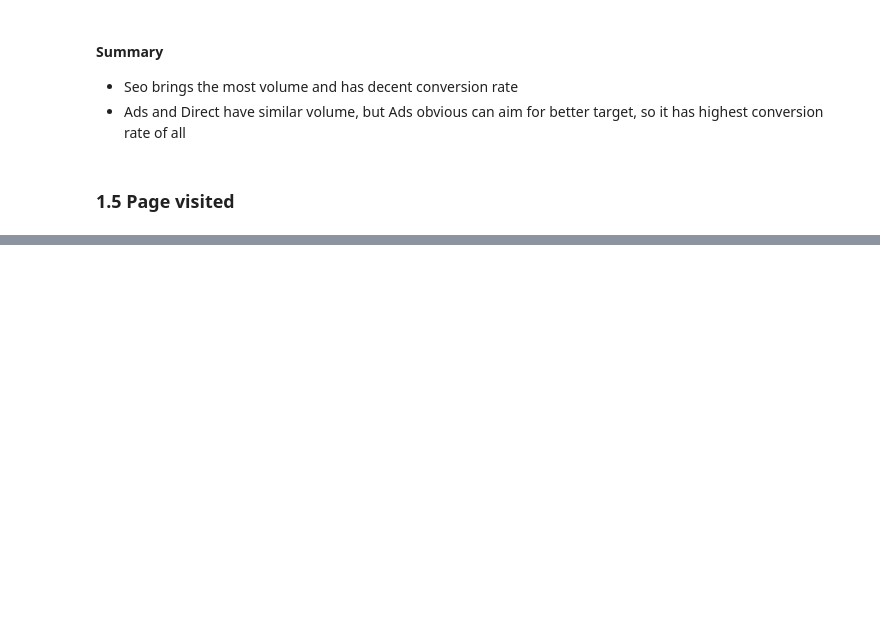
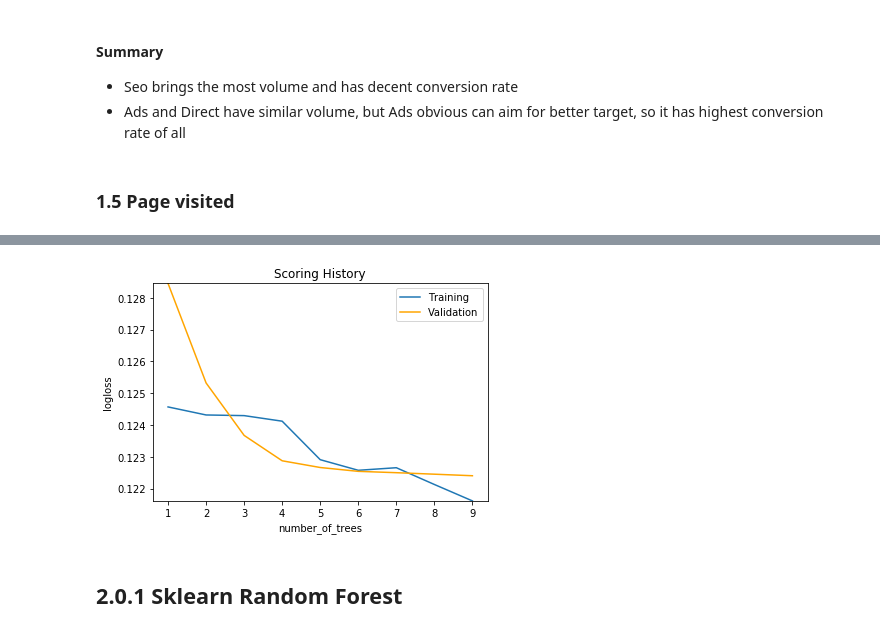
Before and after one commit to YizhiW/DS_Challenges, a Jupyter notebook: 1_ConversionRate/ConversionRate.ipynb, the cells around one changed output, grey strips where cells are left out. Cells and saved outputs as stored; diff of their text form; code cells hidden in the pictures; blank space fills up the shorter version.

```diff
--- a/1_ConversionRate/ConversionRate.ipynb
+++ b/1_ConversionRate/ConversionRate.ipynb
@@ -130,0 +540,6 @@ Name: total_pages_visited, dtype: int64
+# %%
+rf_v2.plot()
+# %% [output]
+[figure, added]
+# %% [markdown]
+## 2.0.1 Sklearn Random Forest
```
Also changed, not shown: parts of 22 cells of this notebook, 6 other files.
